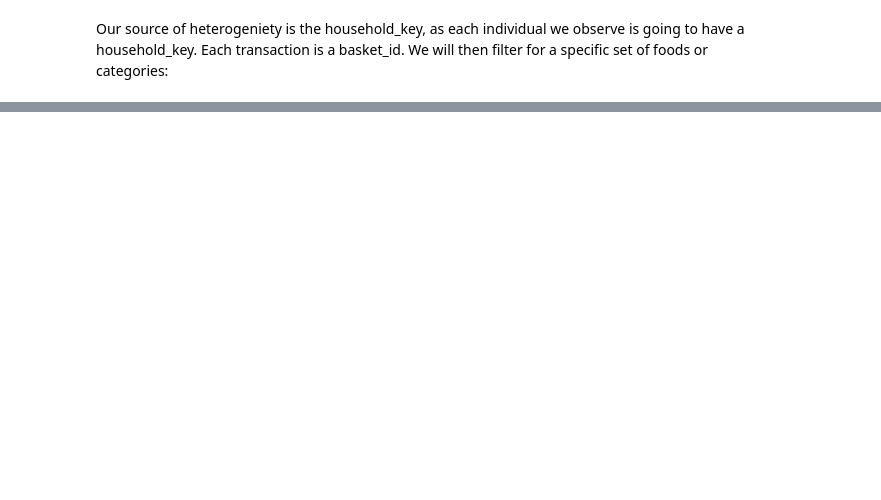
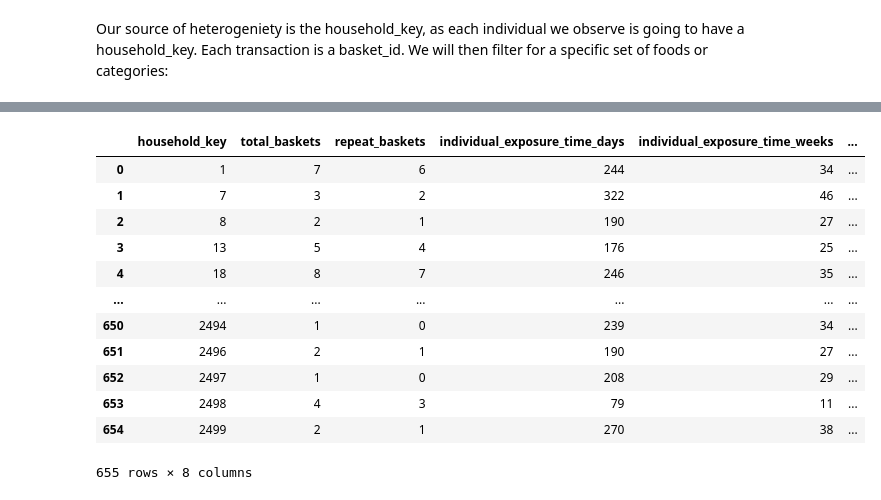
Before and after one commit to alan-w25/mktg-7760, a Jupyter notebook: projects/project1/data_preprocessing.ipynb, the cells around one changed output, grey strips where cells are left out. Saved outputs shown, nothing was run; the diff lists cells and outputs as text; code cells hidden in the pictures; blank space fills up the shorter version.

```diff
--- a/projects/project1/data_preprocessing.ipynb
+++ b/projects/project1/data_preprocessing.ipynb
@@ -114,0 +179,7 @@ Our source of heterogeniety is the household_key, as each individual we observe
+# %%
+prod_clean = pd.read_csv('./data/product_clean.csv')
+trans_clean = pd.read_csv('./data/transaction_clean.csv')
+dmo = pd.read_csv('./data/hh_demographic.csv')
+
+df = trans_clean.merge(prod_clean, on='product_id', how='inner')
+filter_df = df[df['commodity_desc'] == 'COLD CEREAL'].reset_index(drop=True)
@@ -114,0 +243,7 @@ Our source of heterogeniety is the household_key, as each individual we observe
+# %%
+matching_household_id_1 = group_y1['household_key'].isin(group_y2['household_key'])
+matching_household_id_2 = group_y2['household_key'].isin(group_y1['household_key'])
+
+
+y1_match = group_y1[matching_household_id_1]
+y2_match = group_y2[matching_household_id_2]
@@ -114,0 +280,5 @@ Our source of heterogeniety is the household_key, as each individual we observe
+# %%
+y1_merge = y1_match.merge(dmo[['household_key', 'KID_CATEGORY_DESC', 'INCOME_DESC']], on='household_key', how='inner')
+y2_merge = y2_match.merge(dmo[['household_key', 'KID_CATEGORY_DESC', 'INCOME_DESC']], on='household_key', how='inner')
+
+y1_merge.head()
@@ -114,0 +309,25 @@ Our source of heterogeniety is the household_key, as each individual we observe
+# %%
+def assign_income_level(cat):
+    if cat in ['Under 15K', '15-24K', '25-34K', '35-49K']:
+        return 'low'
+    elif cat in ['50-74K', '75-99K']:
+        return 'mid'
+    return 'high'
+
+y1_merge['income_level'] = y1_merge['INCOME_DESC'].map(assign_income_level)
+# %%
+y1_merge
+# %% [output]
+|  | household_key | total_baskets | repeat_baskets | individual_exposure_time_days | individual_exposure_time_weeks | ... |
+| 0 | 1 | 7 | 6 | 244 | 34 | ... |
+| 1 | 7 | 3 | 2 | 322 | 46 | ... |
+| 2 | 8 | 2 | 1 | 190 | 27 | ... |
+| 3 | 13 | 5 | 4 | 176 | 25 | ... |
+| 4 | 18 | 8 | 7 | 246 | 35 | ... |
+| ... | ... | ... | ... | ... | ... | ... |
+| 650 | 2494 | 1 | 0 | 239 | 34 | ... |
+| 651 | 2496 | 2 | 1 | 190 | 27 | ... |
+| 652 | 2497 | 1 | 0 | 208 | 29 | ... |
+| 653 | 2498 | 4 | 3 | 79 | 11 | ... |
+| 654 | 2499 | 2 | 1 | 270 | 38 | ... |
+655 rows × 8 columns
```
Also changed, not shown: parts of 32 cells of this notebook, 24 other files.
